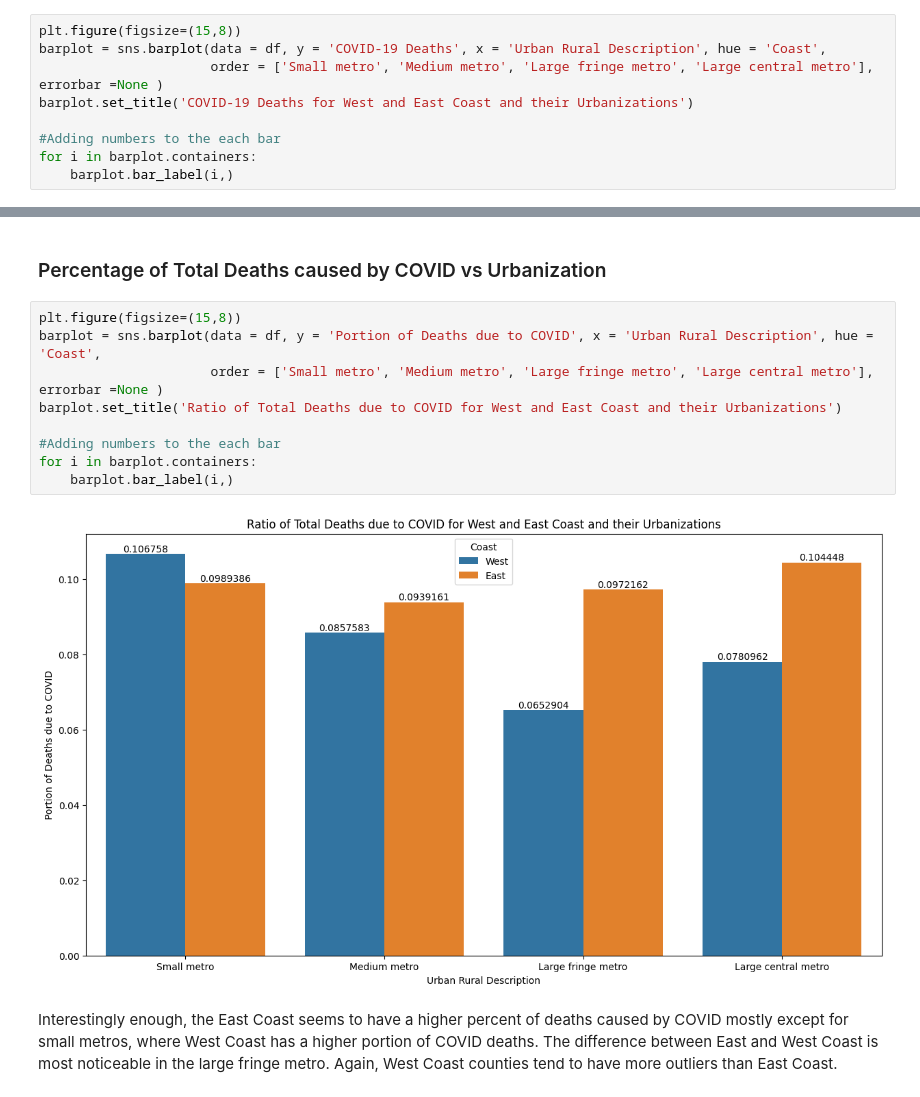
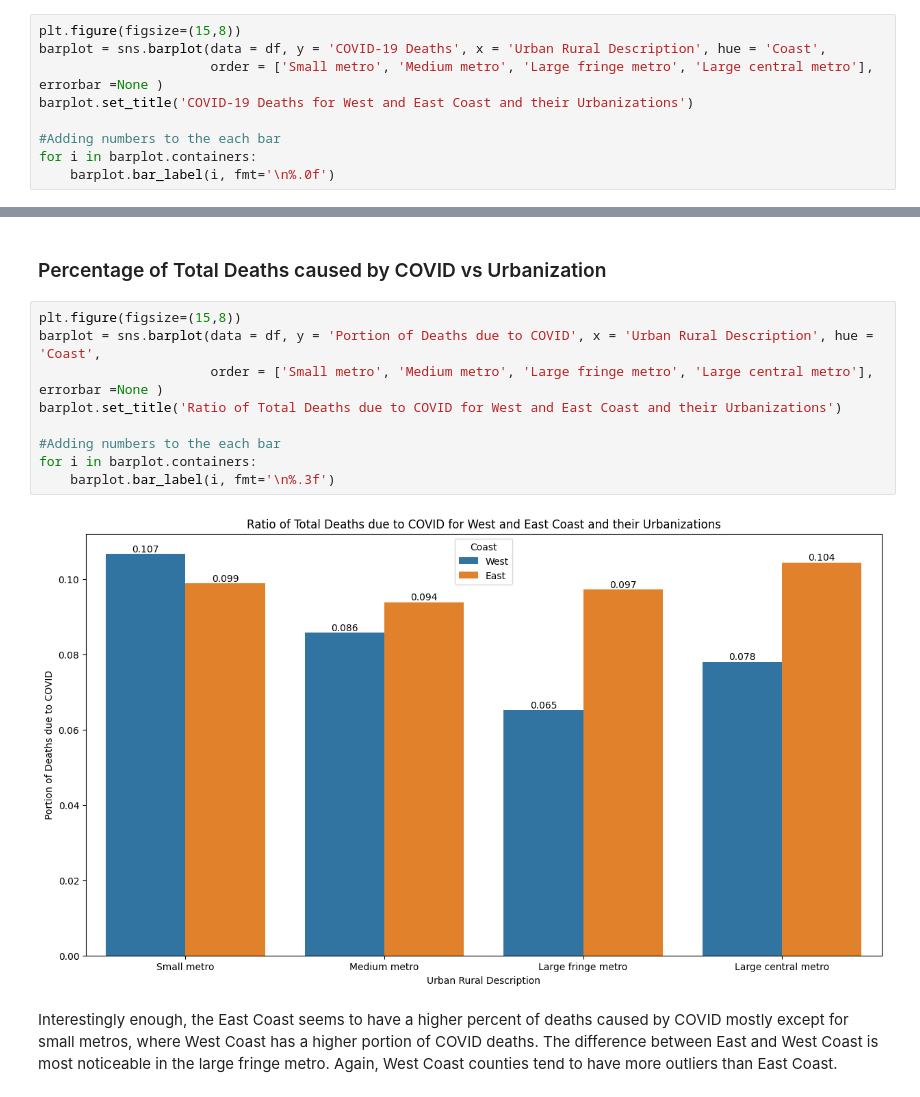
Before and after one commit to kshtwr/COVID-Mortality-Rate-in-Diverse-Cities, a Jupyter notebook: FinalProject_Group116_WI24.ipynb, the cells around one changed output, grey strips where cells are left out. Cells and saved outputs as stored; diff of their text form.

```diff
--- a/FinalProject_Group116_WI24.ipynb
+++ b/FinalProject_Group116_WI24.ipynb
@@ -331,5 +331,5 @@ barplot.set_title('COVID-19 Deaths for West and East Coast and their Urbanizatio
 
 #Adding numbers to the each bar
 for i in barplot.containers:
-    barplot.bar_label(i,)
+    barplot.bar_label(i, fmt='\n%.0f')
 # %% [output]
@@ -341,14 +341,14 @@ Looking at this graph, we can see that the West Coast has less COVID-19 Deaths f
 # %%
 plt.figure(figsize=(15,8))
 barplot = sns.barplot(data = df, y = 'Portion of Deaths due to COVID', x = 'Urban Rural Description', hue = 'Coast',
                       order = ['Small metro', 'Medium metro', 'Large fringe metro', 'Large central metro'], errorbar =None )
 barplot.set_title('Ratio of Total Deaths due to COVID for West and East Coast and their Urbanizations')
 
 #Adding numbers to the each bar
 for i in barplot.containers:
-    barplot.bar_label(i,)
+    barplot.bar_label(i, fmt='\n%.3f')
 # %% [output]
-[figure, old version]
+[figure, new version]
 # %% [markdown]
 Interestingly enough, the East Coast seems to have a higher percent of deaths caused by COVID mostly except for small metros, where West Coast has a higher portion of COVID deaths. The difference between East and West Coast is most noticeable in the large fringe metro. Again, West Coast counties tend to have more outliers than East Coast.
 # %% [markdown]
```
Also changed, not shown: parts of 8 cells of this notebook.
